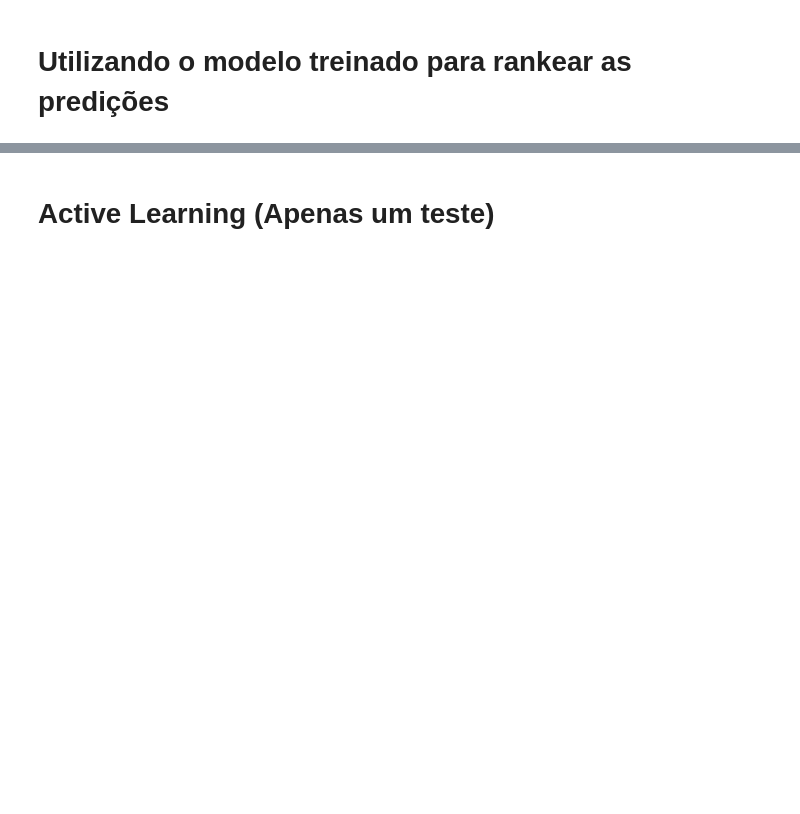
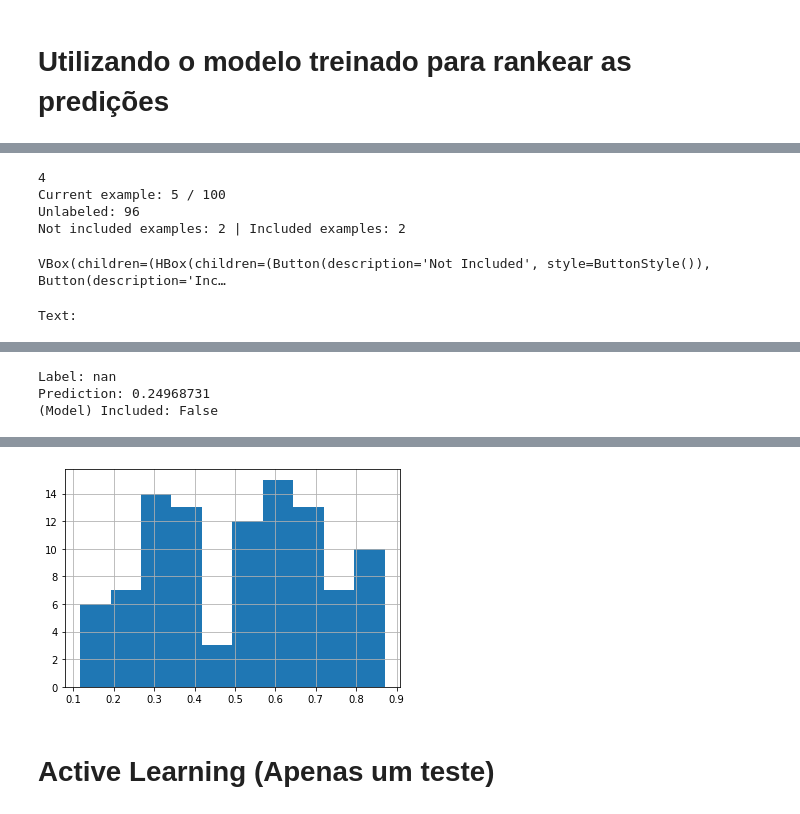
Before and after one commit to BecomeAllan/ML-SLRC, a Jupyter notebook: Application/Classification_automation_SLR.ipynb, the cells around one changed output, grey strips where cells are left out. Saved outputs shown, nothing was run; the diff lists cells and outputs as text; code cells hidden in the pictures; blank space fills up the shorter version.

Commit message:
elaboration of classification + training

```diff
--- a/Application/Classification_automation_SLR.ipynb
+++ b/Application/Classification_automation_SLR.ipynb
@@ -322,4 +358,4 @@ Before Macroeconomics: Pareto and the Dynamics of the Economic Aggregate. Pareto
 # %%
-data = Judged.data.loc[:,['label', 'text']]
-data = data.sort_values('label',0,1)
-data.head()
+data = Judged.data
+# data = data.sort_values('label',0,1)
+# data.head()
@@ -418,6 +438,7 @@ class Train():
     self.model = model
     self.Info= Info
     self.device = device
+    self.trained = False
 
     self.index = 0
 
@@ -425,7 +446,7 @@ class Train():
     self.train_b = widgets.Button(description="Train")
 
     # Configura a localizacao dos botoes
-    self.hbox = widgets.HBox([self.train_b])
+    self.Train_hbox = widgets.HBox([self.train_b])
 
     # Funcao quando clicar o botao
     self.train_b.on_click(self.train_button)
@@ -438,7 +459,7 @@ class Train():
     print('Training...')
     # Pre-processa os textos dos dados para passar no modelo
     self.data_train_loader, self.data_test_loader, self.data_train, self.data_test = prepare_data(self.data,
-              train_size_per_class = 4,
+              train_size_per_class = 2,
               batch_size = {'train': self.Info['inner_batch_size'],
                             'test': 2},
               max_seq_length = self.Info['max_seq_length'],
@@ -462,7 +483,13 @@ class Train():
 
     # Guarda as predições nos dados de teste
     self.data_test['prediction'] = predictions
+    # pd.concat(self.data_test['prediction'])
 
+
+    self.data = self.data_test
+
+
+    self.trained = True
     self.__call__()
     print('Done')
 
@@ -470,7 +497,7 @@ class Train():
   def __call__(self):
 
 
-    display(self.hbox)
+    display(self.Train_hbox)
 
 
 
@@ -585,0 +588,52 @@ t.data_test['prediction'].hist()
+# %%
+class Interface(Judger, Train):
+  def __init__(self, data):
+    self.treshold = 0.5
+    Judger.__init__(self, data)
+    Train.__init__(self, model, self.data, device, Info)
+
+    self.avaliation_b = widgets.Button(description="Avaliation")
+    # self.previous_b = widgets.Button(description="Previous")
+
+    # Configura a localizacao dos botoes
+    # self.Interface_hbox_text = widgets.HBox([self.previous_b, self.next_b])
+
+    # Funcao quando clicar nos botoes
+    self.avaliation_b.on_click(self.avaliation_button)
+    # self.previous_b.on_click(self.prev_button)
+
+
+      # Next button
+  def avaliation_button(self, p):
+    # Testa se é possivel ir pro proximo texto
+    self.data['prediction'].hist()
+
+    self.__call__()
+
+
+  def __call__(self):
+    Judger.__call__(self)
+
+    if (self.included_count >= 2 )& (self.excluded_count>= 2):
+      if self.trained:
+        text = self.data.loc[self.shuffle[self.index], 'text']
+        prediction = self.data.loc[self.shuffle[self.index], 'prediction']
+
+        # Mostra alguns resultados
+        print('Prediction:', prediction)
+        print('(Model) Included:', self.treshold <= prediction)
+
+        display(self.avaliation_b)
+
+      Train.__call__(self)
+
+
+interface = Interface(result.data)
+interface()
+# %% [output]
+4
+Current example: 5 / 100
+Unlabeled: 96
+Not included examples: 2 | Included examples: 2
+VBox(children=(HBox(children=(Button(description='Not Included', style=ButtonStyle()), Button(description='Inc…
+Text:
@@ -585,0 +641,3 @@ t.data_test['prediction'].hist()
+Label: nan
+Prediction: 0.24968731
+(Model) Included: False
@@ -586,3 +646,4 @@ t.data_test['prediction'].hist()
+[figure, added]
 # %% [markdown]
 # Active Learning (Apenas um teste)
 # %%
```
Also changed, not shown: parts of 20 cells of this notebook.
